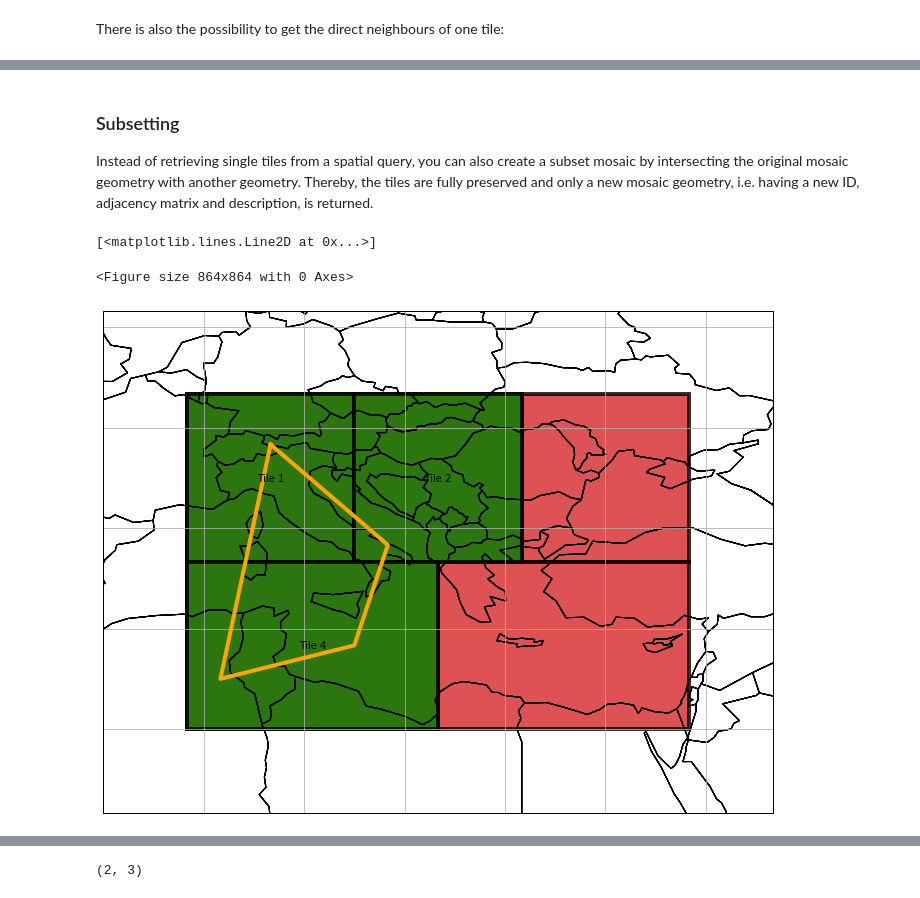
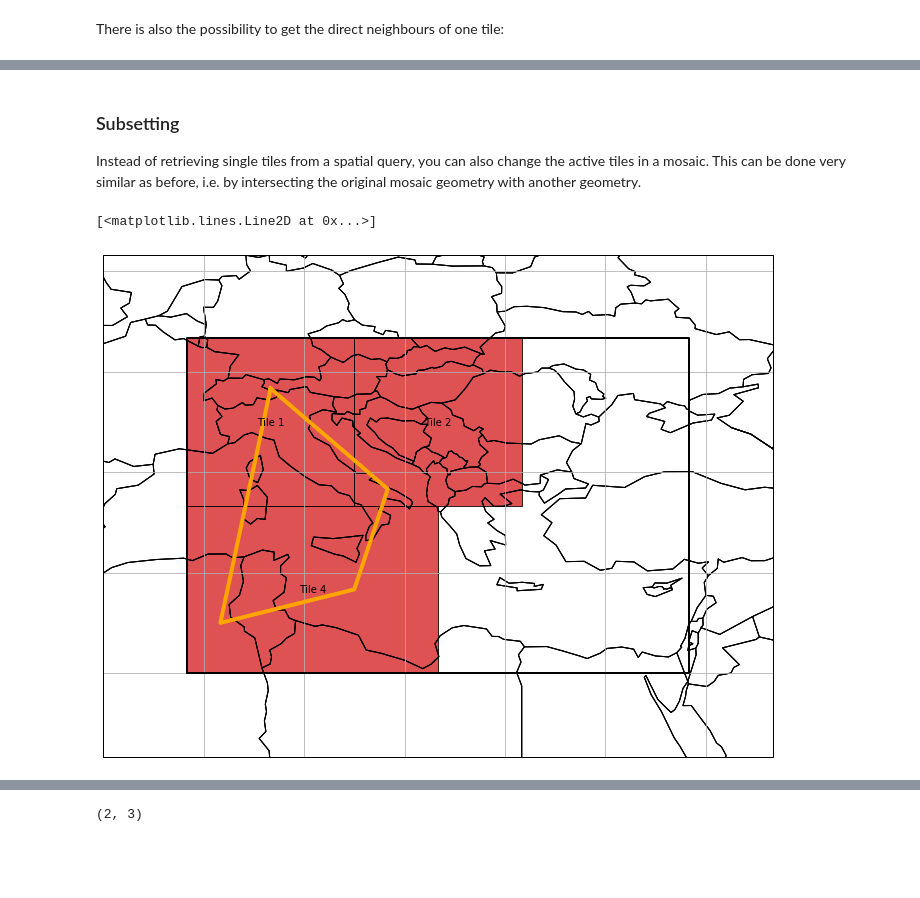
Before and after one commit to TUW-GEO/geospade, a Jupyter notebook: docs/notebooks/mosaic_geometry.ipynb, the cells around one changed output, grey strips where cells are left out. Saved outputs shown, nothing was run; the diff lists cells and outputs as text; code cells hidden in the pictures; blank space fills up the shorter version.

Commit message:
added coord_corners method; refactored masking method; updated jupyter notebooks with the latest changes;

```diff
--- a/docs/notebooks/mosaic_geometry.ipynb
+++ b/docs/notebooks/mosaic_geometry.ipynb
@@ -25,6 +34,6 @@ The constructor of `MosaicGeometry` expects the following arguments:
 # %%
 from geospade.crs import SpatialRef
-from geospade.raster import RasterGeometry
+from geospade.raster import Tile
 from geospade.raster import MosaicGeometry
 
 # define spatial reference system
@@ -33,29 +42,29 @@ sref = SpatialRef(4326)
 n_rows = 50
 n_cols = 50
 geotrans = (5, 0.2, 0, 50, 0, -0.2)
-tile_1 = RasterGeometry(n_rows, n_cols, sref, geotrans=geotrans, geom_id="Tile 1")
+tile_1 = Tile(n_rows, n_cols, sref, geotrans=geotrans, name="Tile 1", metadata={'test': True})
 n_rows = 50
 n_cols = 50
 geotrans = (15, 0.2, 0, 50, 0, -0.2)
-tile_2 = RasterGeometry(n_rows, n_cols, sref, geotrans=geotrans, geom_id="Tile 2")
+tile_2 = Tile(n_rows, n_cols, sref, geotrans=geotrans, name="Tile 2", active=False, metadata={'test': True})
 n_rows = 50
 n_cols = 50
 geotrans = (25, 0.2, 0, 50, 0, -0.2)
-tile_3 = RasterGeometry(n_rows, n_cols, sref, geotrans=geotrans, geom_id="Tile 3")
+tile_3 = Tile(n_rows, n_cols, sref, geotrans=geotrans, name="Tile 3", metadata={'test': False})
 n_rows = 50
 n_cols = 75
 geotrans = (5, 0.2, 0, 40, 0, -0.2)
-tile_4 = RasterGeometry(n_rows, n_cols, sref, geotrans=geotrans, geom_id="Tile 4")
+tile_4 = Tile(n_rows, n_cols, sref, geotrans=geotrans, name="Tile 4", metadata={'test': False})
 n_rows = 50
 n_cols = 75
 geotrans = (20, 0.2, 0, 40, 0, -0.2)
-tile_5 = RasterGeometry(n_rows, n_cols, sref, geotrans=geotrans, geom_id="Tile 5")
+tile_5 = Tile(n_rows, n_cols, sref, geotrans=geotrans, name="Tile 5", metadata={'test': False})
 
 tiles = [tile_1, tile_2, tile_3, tile_4, tile_5]
 
 # define other attributes of the mosaic
-mosaic_id = "Mosaic 1"
-mosaic_geom = MosaicGeometry(tiles, mosaic_id=mosaic_id)
+mosaic_name = "Mosaic 1"
+mosaic_geom = MosaicGeometry(tiles, name=mosaic_name)
 # %% [markdown]
 This is not the only way to create a mosaic geometry. Similar as for a raster geometry, you can create a mosaic geometry from a JSON-like definition, which contains the adjacency matrix and the mosaic properties in addition to the list of tiles:
 # %%
@@ -274,4 +359,4 @@ mosaic_geom.get_neighbouring_tiles('Tile 1')
 # %% [markdown]
 ### Subsetting
 
-Instead of retrieving single tiles from a spatial query, you can also create a subset mosaic by intersecting the original mosaic geometry with another geometry. Thereby, the tiles are fully preserved and only a new mosaic geometry, i.e. having a new ID, adjacency matrix and description, is returned.
+Instead of retrieving single tiles from a spatial query, you can also change the active tiles in a mosaic. This can be done very similar as before, i.e. by intersecting the original mosaic geometry with another geometry.
@@ -288,11 +363,9 @@ mosaic_geom_intsct = mosaic_geom.subset_by_geom(ogr_geom)
 # %%
+mosaic_geom.slice_by_geom(ogr_geom)
+
 plt.figure(figsize=(12, 12))
-x_coords, y_coords = polygon.exterior.xy
-plt.figure(figsize=(12, 12))
-ax = mosaic_geom.plot(label_tiles=False, edgewidth=4, alpha=0.8, extent=[0, 25, 40, 55])
-mosaic_geom_intsct.plot(ax=ax, label_tiles=True, edgewidth=4, alpha=0.8, facecolor='green', extent=[0, 25, 40, 55])
+ax = mosaic_geom.plot(label_tiles=True, edgewidth=1, alpha=0.8, extent=[0, 25, 40, 55])
 ax.plot(x_coords, y_coords, color='orange', linewidth=4)
 # %% [output]
 [<matplotlib.lines.Line2D at 0x...>]
-<Figure size 864x864 with 0 Axes>
-[figure, old version]
+[figure, new version]
```
Also changed, not shown: parts of 42 cells of this notebook, 4 other files.
